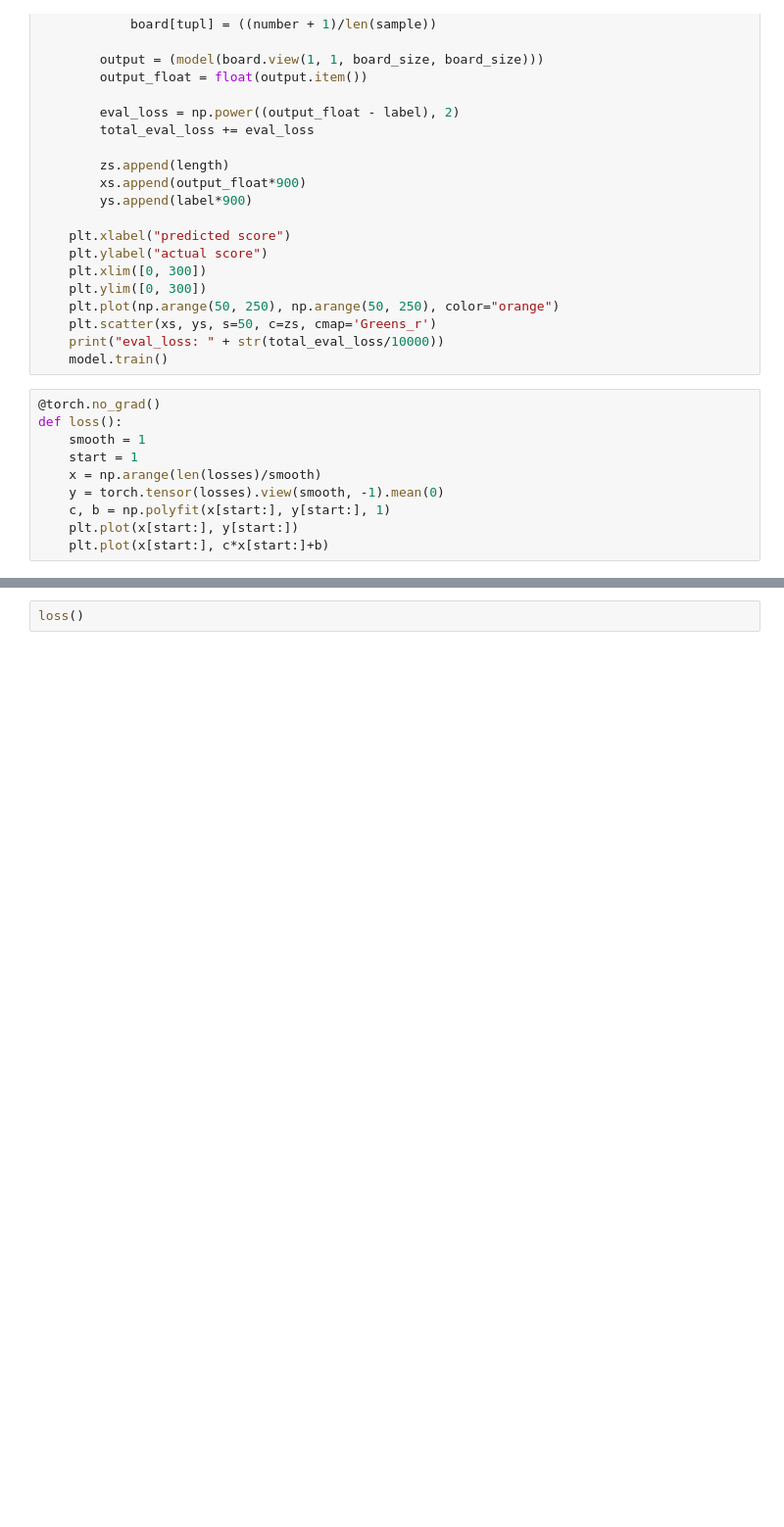
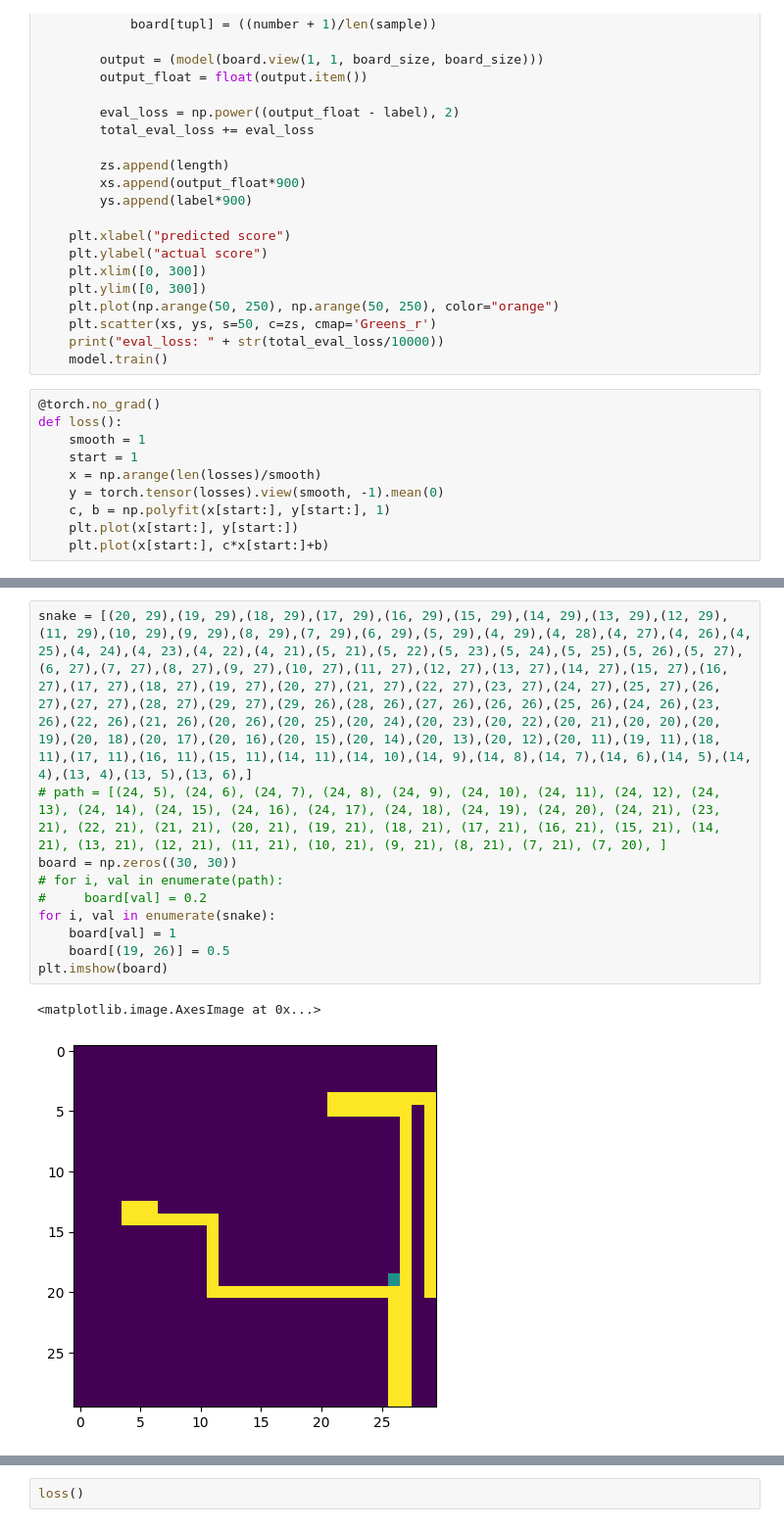
Before and after one commit to BradyWynn/snake, a Jupyter notebook: Snake.ipynb, the cells around one changed output, grey strips where cells are left out. Shown at 98% size. Saved outputs shown, nothing was run; the diff lists cells and outputs as text; blank space fills up the shorter version.

```diff
--- a/Snake.ipynb
+++ b/Snake.ipynb
@@ -247,3 +248,16 @@ def simulate():
         for i in range(len(py_snake)):
             c_snake.array[i][0] = py_snake[i][0]
             c_snake.array[i][1] = py_snake[i][1]
+# %%
+snake = [(20, 29),(19, 29),(18, 29),(17, 29),(16, 29),(15, 29),(14, 29),(13, 29),(12, 29),(11, 29),(10, 29),(9, 29),(8, 29),(7, 29),(6, 29),(5, 29),(4, 29),(4, 28),(4, 27),(4, 26),(4, 25),(4, 24),(4, 23),(4, 22),(4, 21),(5, 21),(5, 22),(5, 23),(5, 24),(5, 25),(5, 26),(5, 27),(6, 27),(7, 27),(8, 27),(9, 27),(10, 27),(11, 27),(12, 27),(13, 27),(14, 27),(15, 27),(16, 27),(17, 27),(18, 27),(19, 27),(20, 27),(21, 27),(22, 27),(23, 27),(24, 27),(25, 27),(26, 27),(27, 27),(28, 27),(29, 27),(29, 26),(28, 26),(27, 26),(26, 26),(25, 26),(24, 26),(23, 26),(22, 26),(21, 26),(20, 26),(20, 25),(20, 24),(20, 23),(20, 22),(20, 21),(20, 20),(20, 19),(20, 18),(20, 17),(20, 16),(20, 15),(20, 14),(20, 13),(20, 12),(20, 11),(19, 11),(18, 11),(17, 11),(16, 11),(15, 11),(14, 11),(14, 10),(14, 9),(14, 8),(14, 7),(14, 6),(14, 5),(14, 4),(13, 4),(13, 5),(13, 6),]
+# path = [(24, 5), (24, 6), (24, 7), (24, 8), (24, 9), (24, 10), (24, 11), (24, 12), (24, 13), (24, 14), (24, 15), (24, 16), (24, 17), (24, 18), (24, 19), (24, 20), (24, 21), (23, 21), (22, 21), (21, 21), (20, 21), (19, 21), (18, 21), (17, 21), (16, 21), (15, 21), (14, 21), (13, 21), (12, 21), (11, 21), (10, 21), (9, 21), (8, 21), (7, 21), (7, 20), ]
+board = np.zeros((30, 30))
+# for i, val in enumerate(path):
+#     board[val] = 0.2
+for i, val in enumerate(snake):
+    board[val] = 1
+    board[(19, 26)] = 0.5
+plt.imshow(board)
+# %% [output]
+<matplotlib.image.AxesImage at 0x...>
+[figure, added]
```
Also changed, not shown: parts of 4 cells of this notebook, 3 other files.
